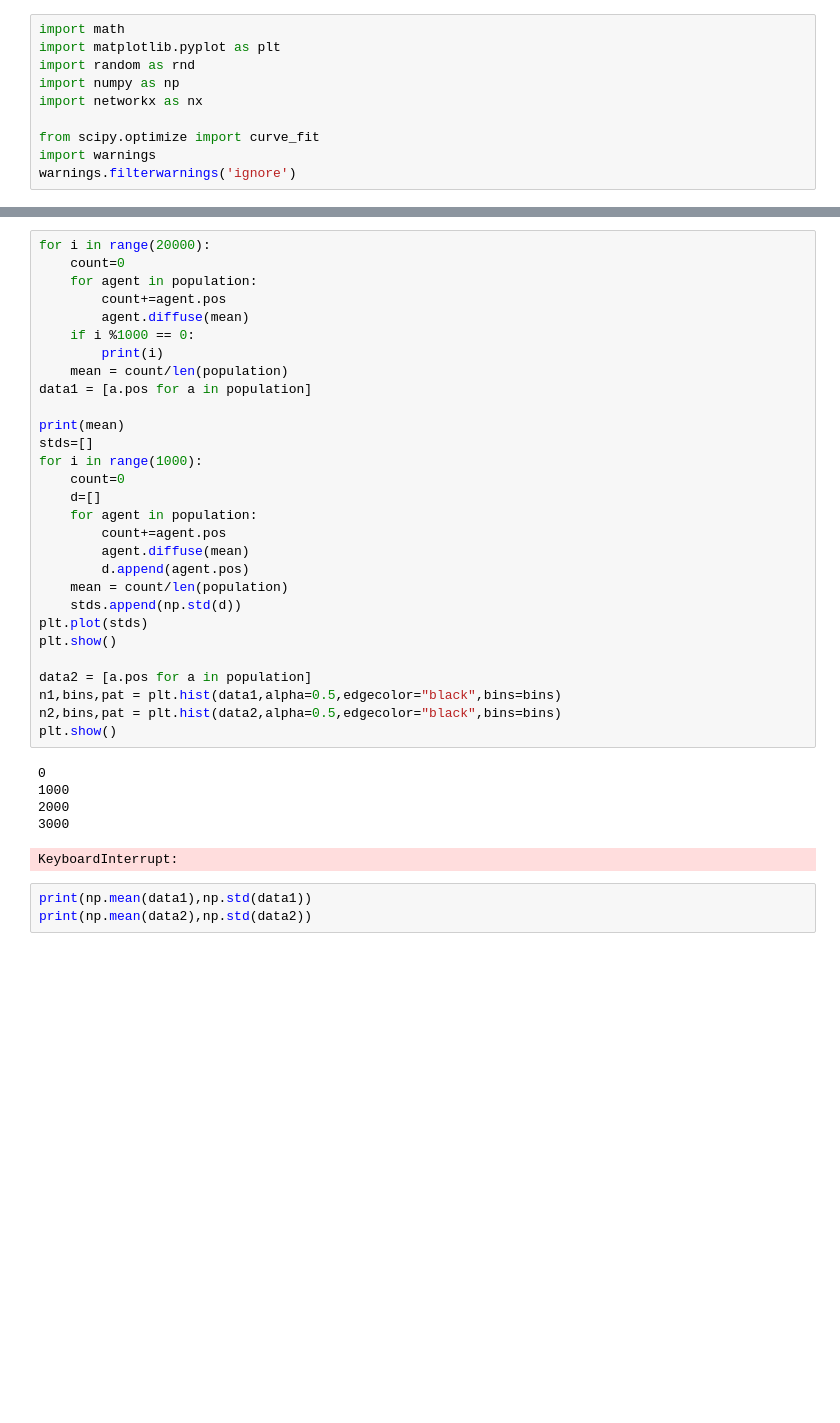
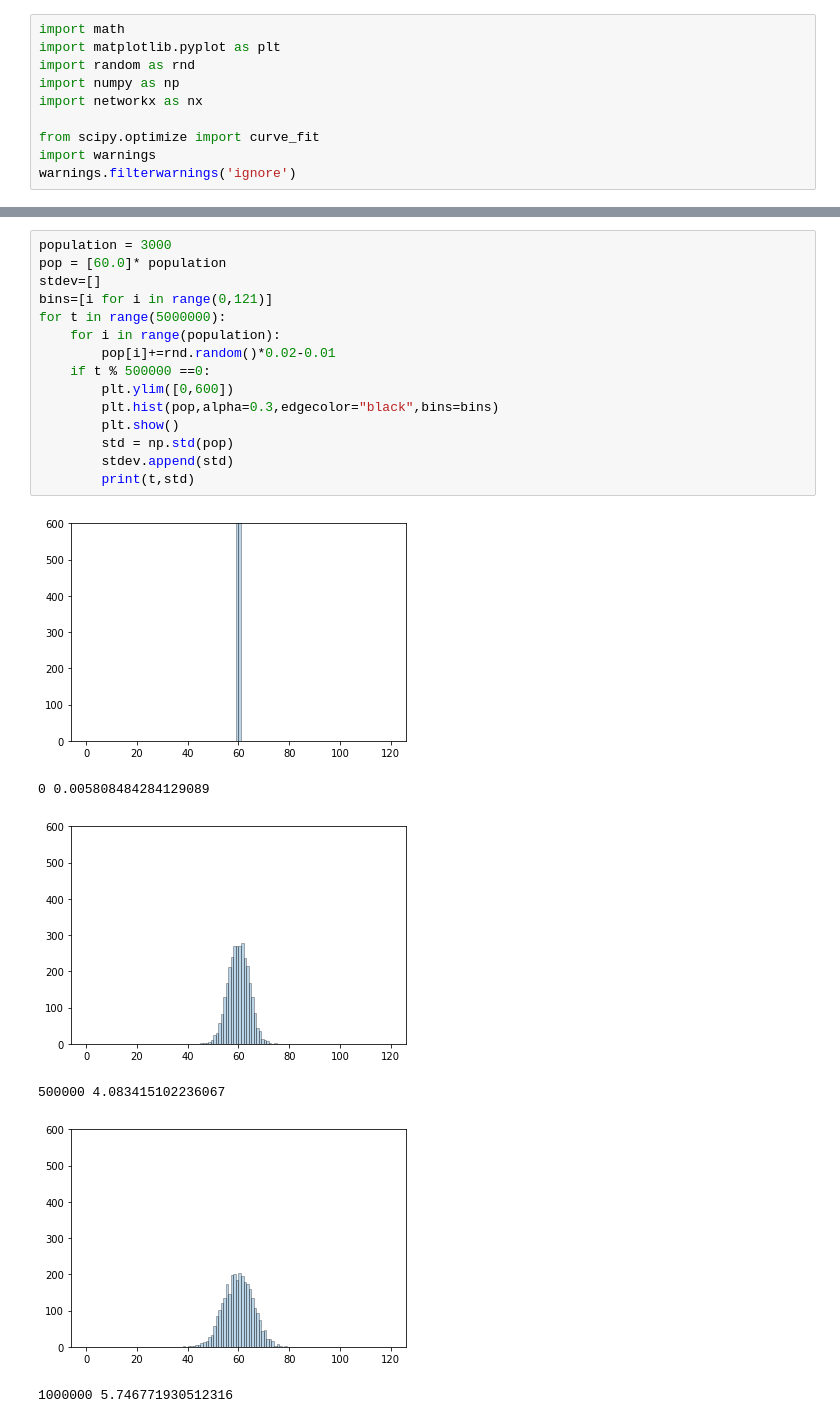
Before and after one commit to ric-colasanti/Flocking, a Jupyter notebook: 1d_flock_random.ipynb, the cells around one changed output, grey strips where cells are left out. Saved outputs shown, nothing was run; the diff lists cells and outputs as text; blank space fills up the shorter version.

```diff
--- a/1d_flock_random.ipynb
+++ b/1d_flock_random.ipynb
@@ -73,38 +11,22 @@ plt.show()
-# %%
-for i in range(20000):
-    count=0
-    for agent in population:
-        count+=agent.pos
-        agent.diffuse(mean)
-    if i %1000 == 0:
-        print(i)
-    mean = count/len(population)
-data1 = [a.pos for a in population]
-
-print(mean)
-stds=[]
-for i in range(1000):
-    count=0
-    d=[]
-    for agent in population:
-        count+=agent.pos
-        agent.diffuse(mean)
-        d.append(agent.pos)
-    mean = count/len(population)
-    stds.append(np.std(d))
-plt.plot(stds)
-plt.show()
-
-data2 = [a.pos for a in population]
-n1,bins,pat = plt.hist(data1,alpha=0.5,edgecolor="black",bins=bins)
-n2,bins,pat = plt.hist(data2,alpha=0.5,edgecolor="black",bins=bins)
-plt.show()
-# %% [output]
-0
-1000
-2000
-3000
-KeyboardInterrupt:
-# %%
-print(np.mean(data1),np.std(data1))
-print(np.mean(data2),np.std(data2))
+# %%
+population = 3000
+pop = [60.0]* population
+stdev=[]
+bins=[i for i in range(0,121)]
+for t in range(5000000):
+    for i in range(population):
+        pop[i]+=rnd.random()*0.02-0.01
+    if t % 500000 ==0:
+        plt.ylim([0,600])
+        plt.hist(pop,alpha=0.3,edgecolor="black",bins=bins)
+        plt.show()
+        std = np.std(pop)
+        stdev.append(std)
+        print(t,std)
+# %% [output]
+[figure, added]
+0 0.005808484284129089
+[figure, added]
+500000 4.083415102236067
+[figure, added]
+1000000 5.746771930512316
```
Also changed, not shown: parts of 13 cells of this notebook.
